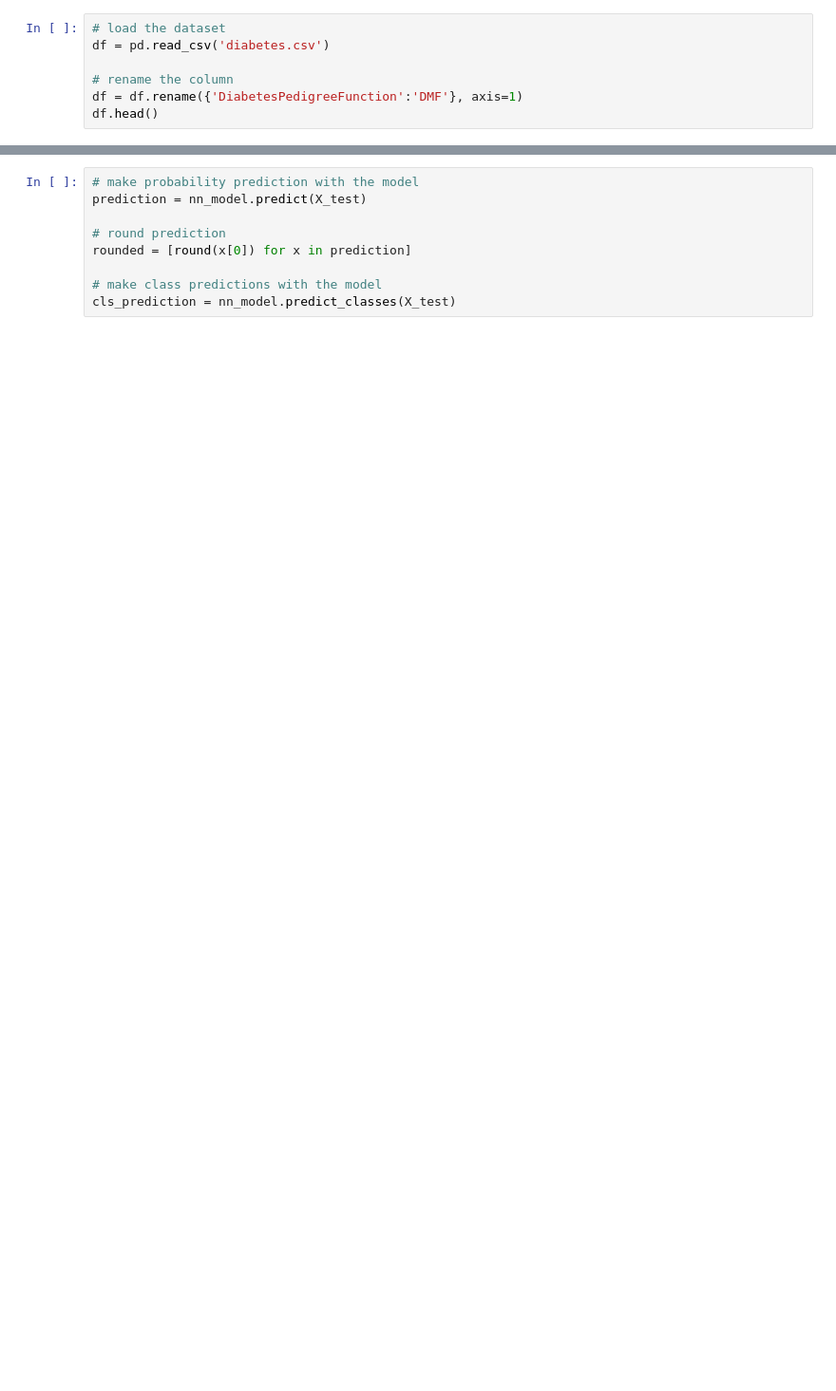
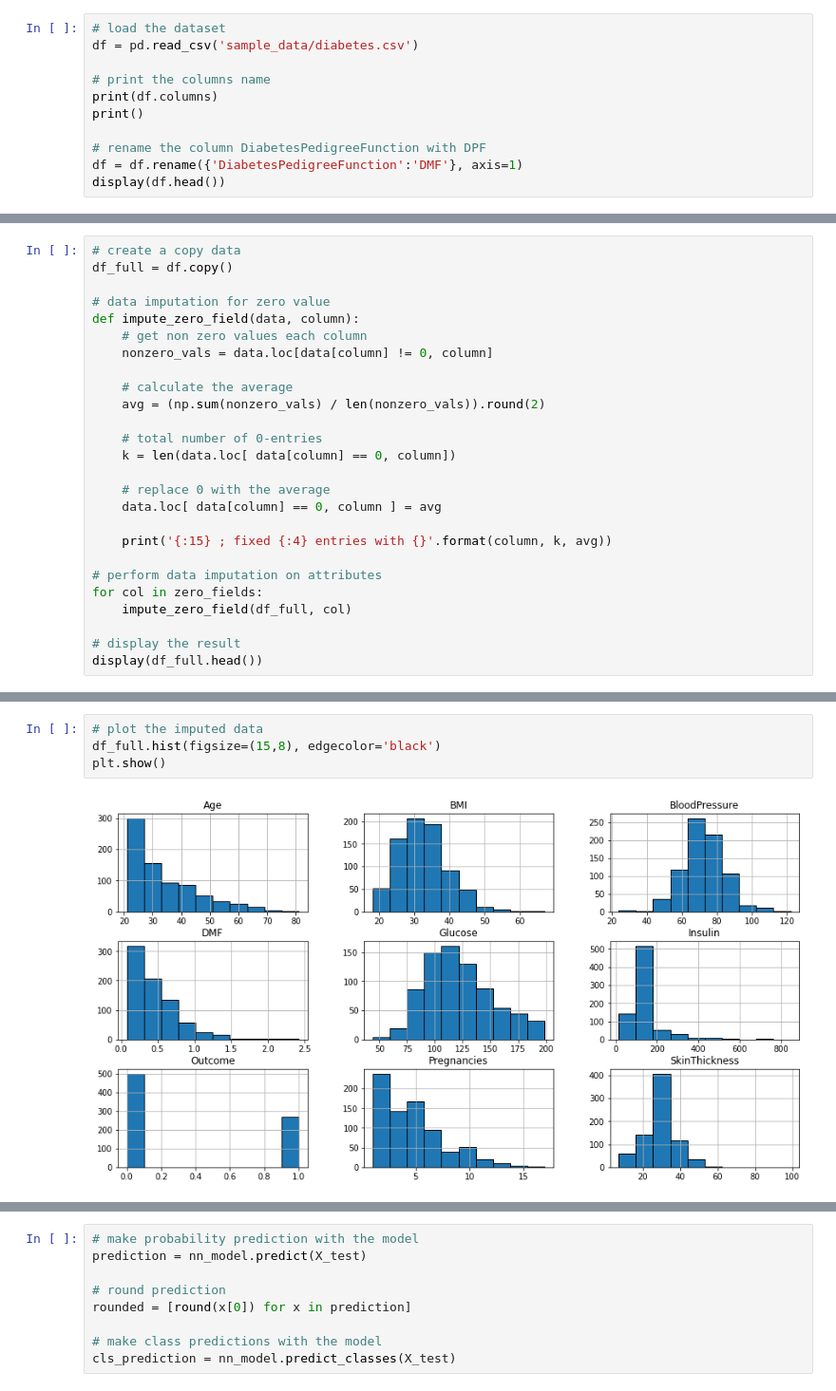
Before and after one commit to furanzone/SimpleNeuralNetwork, a Jupyter notebook: NN_Pima_Keras.ipynb, the cells around one changed output, grey strips where cells are left out. Shown: that part at 95% size. Saved outputs shown, nothing was run; the diff lists cells and outputs as text; blank space fills up the shorter version.

```diff
--- a/NN_Pima_Keras.ipynb
+++ b/NN_Pima_Keras.ipynb
@@ -15,9 +22,13 @@ from keras.layers import Dense
 Using TensorFlow backend.
 # %%
 # load the dataset
-df = pd.read_csv('diabetes.csv')
+df = pd.read_csv('sample_data/diabetes.csv')
 
-# rename the column
+# print the columns name
+print(df.columns)
+print()
+
+# rename the column DiabetesPedigreeFunction with DPF
 df = df.rename({'DiabetesPedigreeFunction':'DMF'}, axis=1)
-df.head()
+display(df.head())
 # %% [output]
@@ -29,0 +64,26 @@ df.head()
+# %%
+# create a copy data
+df_full = df.copy()
+
+# data imputation for zero value
+def impute_zero_field(data, column):
+    # get non zero values each column
+    nonzero_vals = data.loc[data[column] != 0, column]
+
+    # calculate the average
+    avg = (np.sum(nonzero_vals) / len(nonzero_vals)).round(2)
+
+    # total number of 0-entries
+    k = len(data.loc[ data[column] == 0, column])
+
+    # replace 0 with the average
+    data.loc[ data[column] == 0, column ] = avg
+
+    print('{:15} ; fixed {:4} entries with {}'.format(column, k, avg))
+
+# perform data imputation on attributes
+for col in zero_fields:
+    impute_zero_field(df_full, col)
+
+# display the result
+display(df_full.head())
@@ -29,0 +105,6 @@ df.head()
+# %%
+# plot the imputed data
+df_full.hist(figsize=(15,8), edgecolor='black')
+plt.show()
+# %% [output]
+[figure, added]
```
Also changed, not shown: parts of 20 cells of this notebook.
